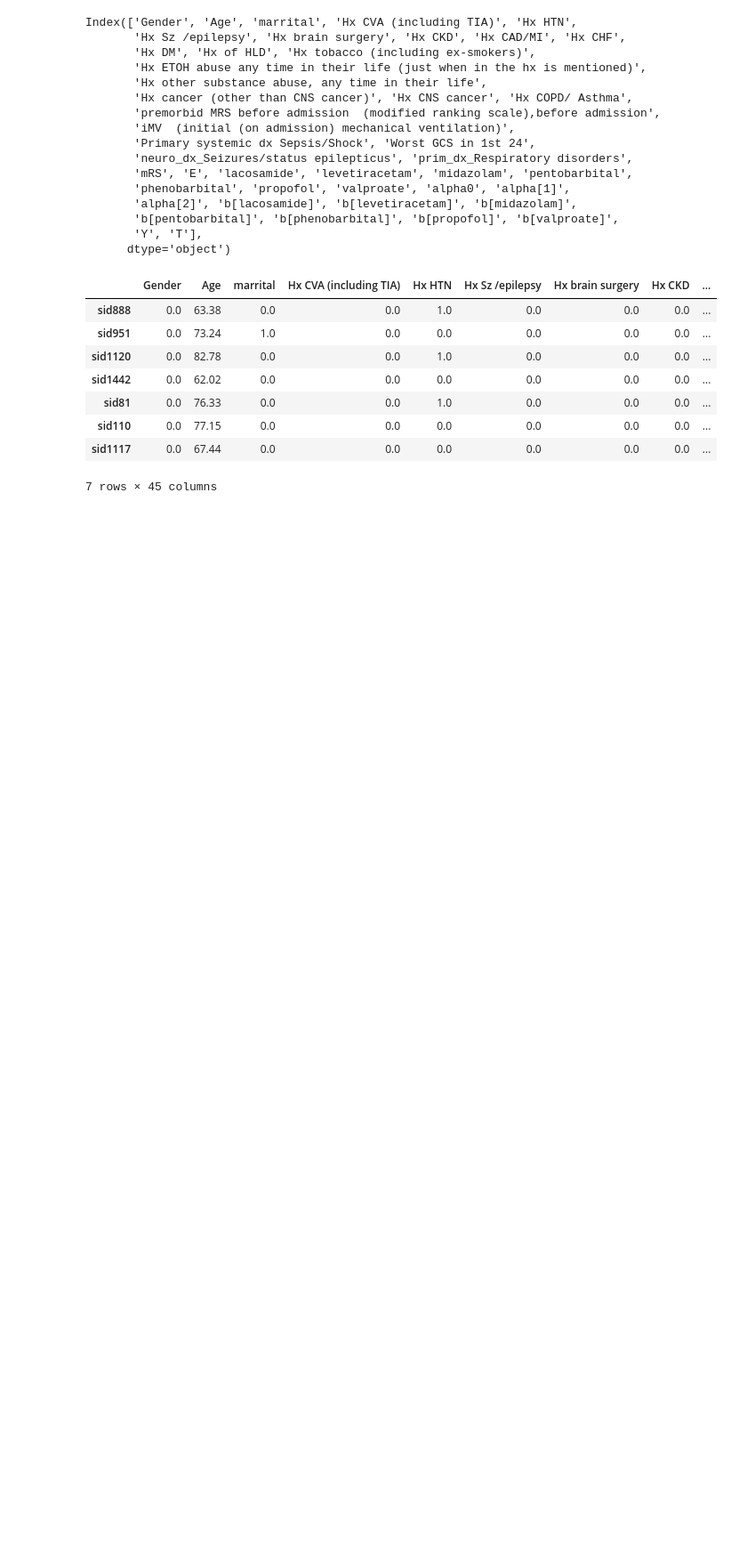
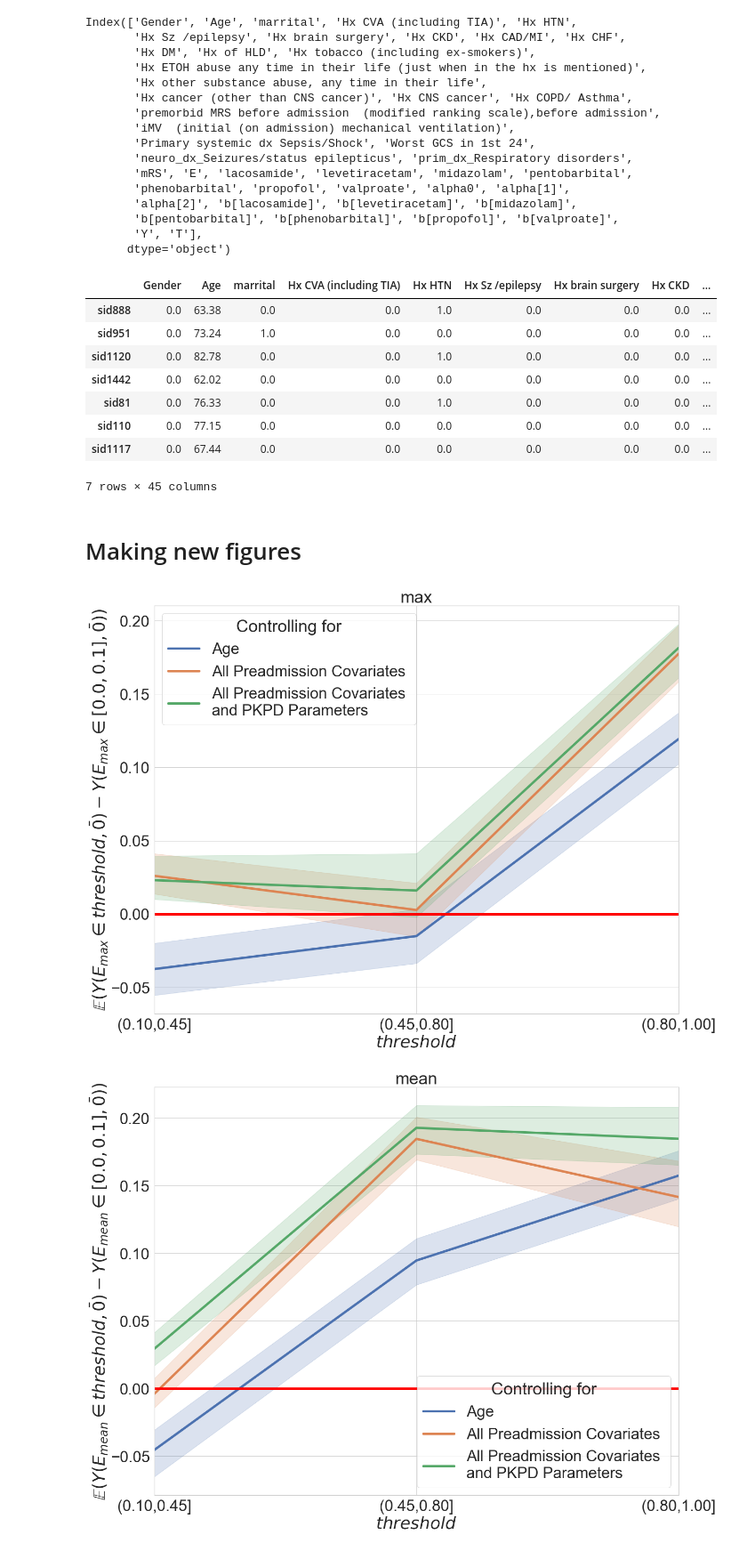
Before and after one commit to Hockey86/iic_causal_inference, a Jupyter notebook: aim2/short_term_drug_effect.ipynb, the cells around one changed output. Shown at 89% size. Saved outputs shown, nothing was run; the diff lists cells and outputs as text; code cells hidden in the pictures; blank space fills up the shorter version.

```diff
--- a/aim2/short_term_drug_effect.ipynb
+++ b/aim2/short_term_drug_effect.ipynb
@@ -847,3 +847,25 @@ df_dict_dict['max'][0.8].loc[mg_i]
 | sid110 | 0.0 | 77.15 | 0.0 | 0.0 | 0.0 | 0.0 | 0.0 | 0.0 | ... |
 | sid1117 | 0.0 | 67.44 | 0.0 | 0.0 | 0.0 | 0.0 | 0.0 | 0.0 | ... |
 7 rows × 45 columns
+# %% [markdown]
+# Making new figures
+# %%
+for type_summary in ['max','mean','proportion']:
+    fig,ax = plt.subplots(figsize=(20,16))
+    for control_var in ['age','c','c_pkpd']:
+        df_m_atec =  pd.read_csv('df_m_atec_'+type_summary+'_'+control_var+'.csv')
+        levels = list(df_m_atec['Unnamed: 0'])
+        df = pd.DataFrame(df_m_atec.drop(columns=['Unnamed: 0']).stack(level=0).droplevel(1),columns=['ATE'])
+        df['Level'] = df.index
+        sns.lineplot(x='Level',y='ATE',data=df,ci=100,lw=5)
+    plt.xlim((0,2))
+    plt.legend(['Age','All Preadmission Covariates','All Preadmission Covariates \nand PKPD Parameters'],title="Controlling for")
+    plt.xticks([0,1,2],levels)
+    plt.axhline(0,c='red',lw=5)
+    plt.ylabel('$\\mathbb{E}(Y(E_{%s} \\in threshold, \\bar{0}) - Y(E_{%s} \\in [0.0,0.1],\\bar{0}))$'%(type_summary,type_summary))
+    plt.xlabel('$threshold$')
+    plt.title('%s'%(type_summary))
+    fig.savefig(type_summary+'_line.png')
+# %% [output]
+[figure, added]
+[figure, added]
```
Also changed, not shown: parts of 5 cells of this notebook, 3 other files.
